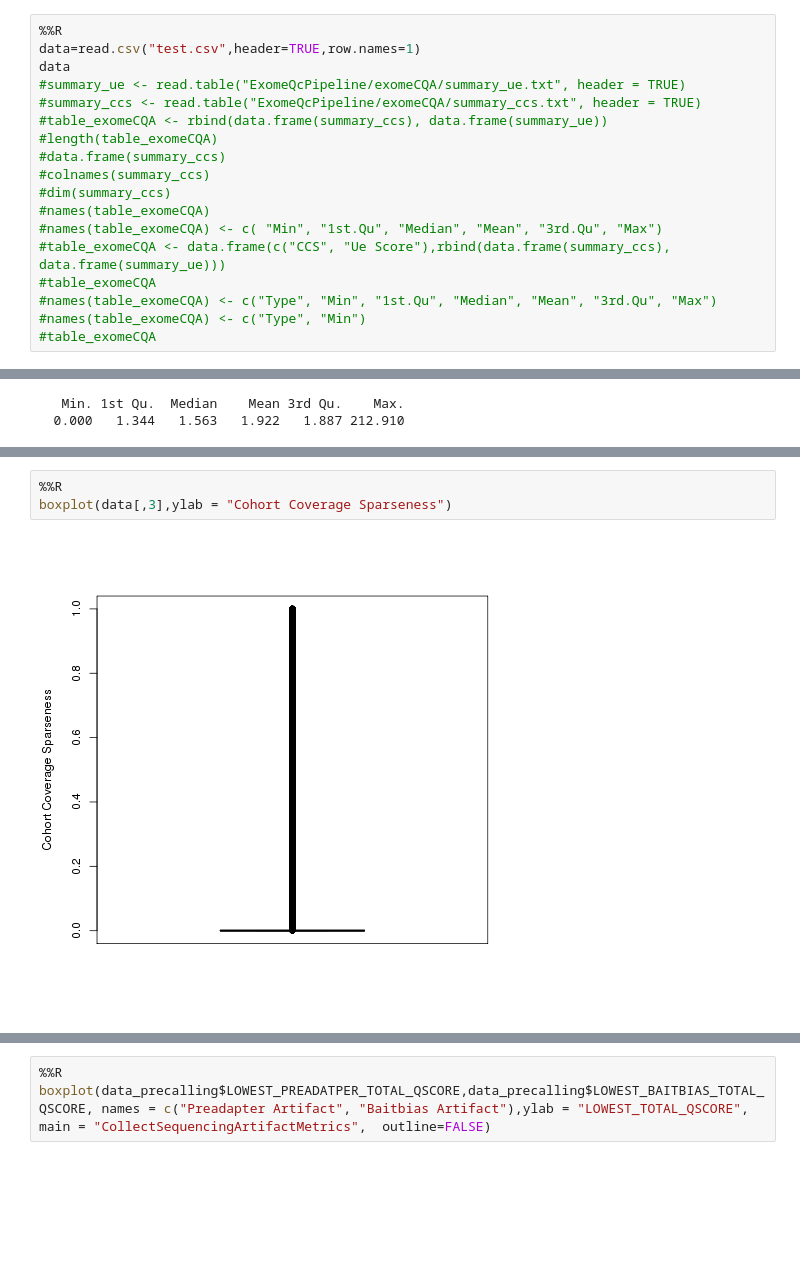
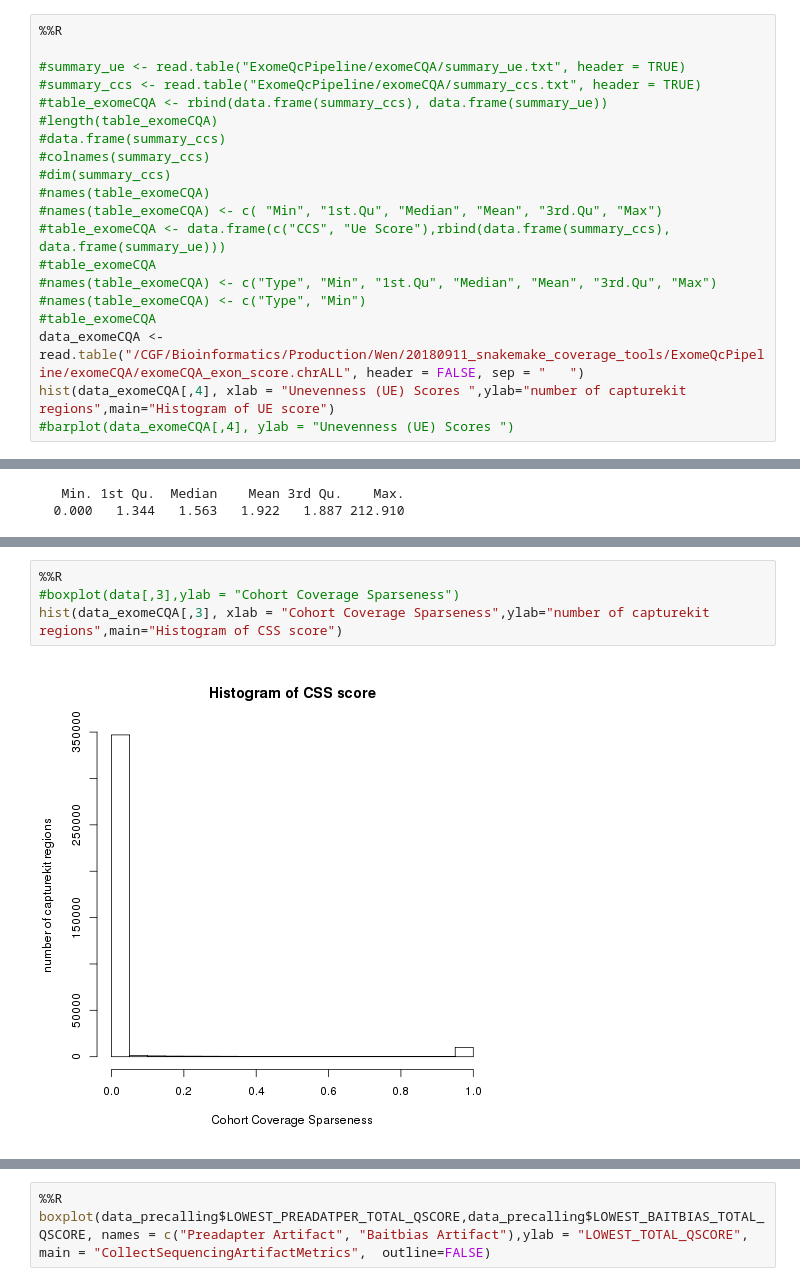
Before and after one commit to gituserdwu/ExomeQcPipeline, a Jupyter notebook: modules/Exome_QC_testing.ipynb, the cells around one changed output, grey strips where cells are left out. Drawn from its saved outputs; the diff is of its cells as text; blank space fills up the shorter version.

```diff
--- a/modules/Exome_QC_testing.ipynb
+++ b/modules/Exome_QC_testing.ipynb
@@ -113,8 +118,7 @@ colnames(data[,2:ncol(data)])
 [figure]
 # %%
 %%R
-data=read.csv("test.csv",header=TRUE,row.names=1)
-data
+
 #summary_ue <- read.table("ExomeQcPipeline/exomeCQA/summary_ue.txt", header = TRUE)
 #summary_ccs <- read.table("ExomeQcPipeline/exomeCQA/summary_ccs.txt", header = TRUE)
 #table_exomeCQA <- rbind(data.frame(summary_ccs), data.frame(summary_ue))
@@ -129,4 +133,7 @@ data
 #names(table_exomeCQA) <- c("Type", "Min", "1st.Qu", "Median", "Mean", "3rd.Qu", "Max")
 #names(table_exomeCQA) <- c("Type", "Min")
 #table_exomeCQA
+data_exomeCQA <- read.table("/CGF/Bioinformatics/Production/Wen/20180911_snakemake_coverage_tools/ExomeQcPipeline/exomeCQA/exomeCQA_exon_score.chrALL", header = FALSE, sep = "	")
+hist(data_exomeCQA[,4], xlab = "Unevenness (UE) Scores ",ylab="number of capturekit regions",main="Histogram of UE score")
+#barplot(data_exomeCQA[,4], ylab = "Unevenness (UE) Scores ")
 # %% [output]
@@ -163,7 +163,8 @@ boxplot(data[,4],ylab = "Unevenness (UE) Scores ")
 # %%
 %%R
-boxplot(data[,3],ylab = "Cohort Coverage Sparseness")
+#boxplot(data[,3],ylab = "Cohort Coverage Sparseness")
+hist(data_exomeCQA[,3], xlab = "Cohort Coverage Sparseness",ylab="number of capturekit regions",main="Histogram of CSS score")
 # %% [output]
-[figure, old version]
+[figure, new version]
 # %%
 %%R
```
Also changed, not shown: parts of 4 cells of this notebook.
